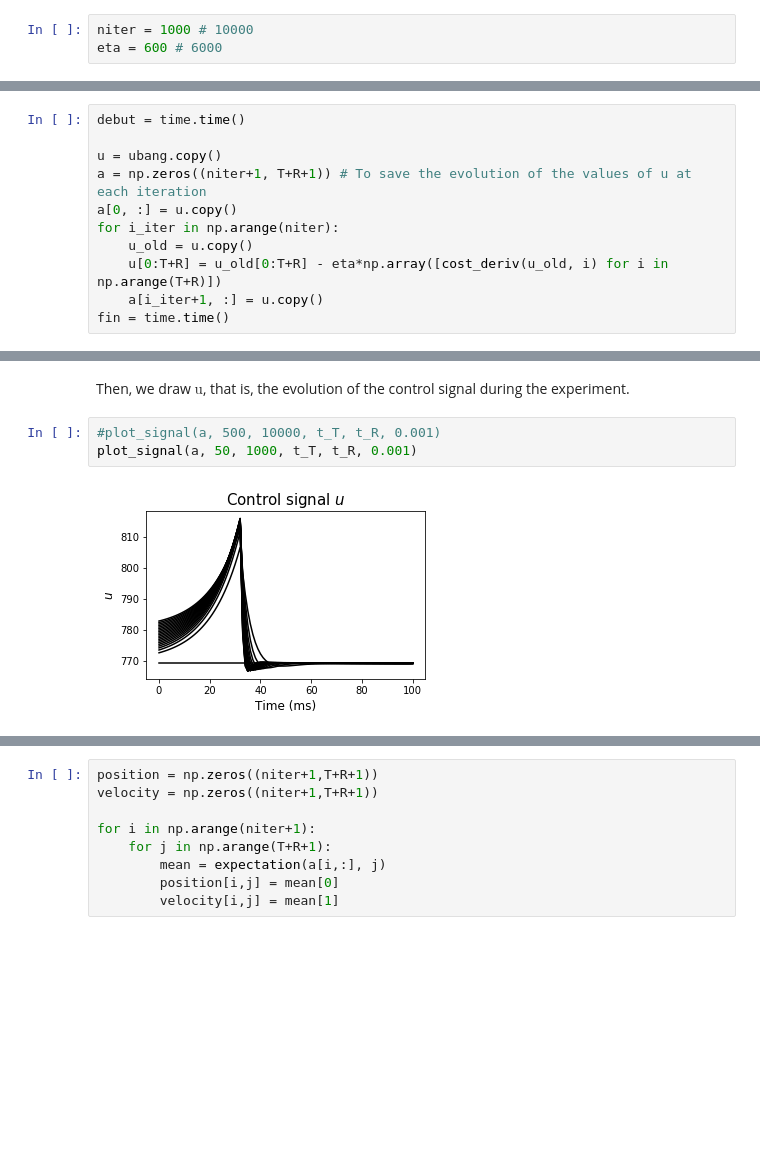
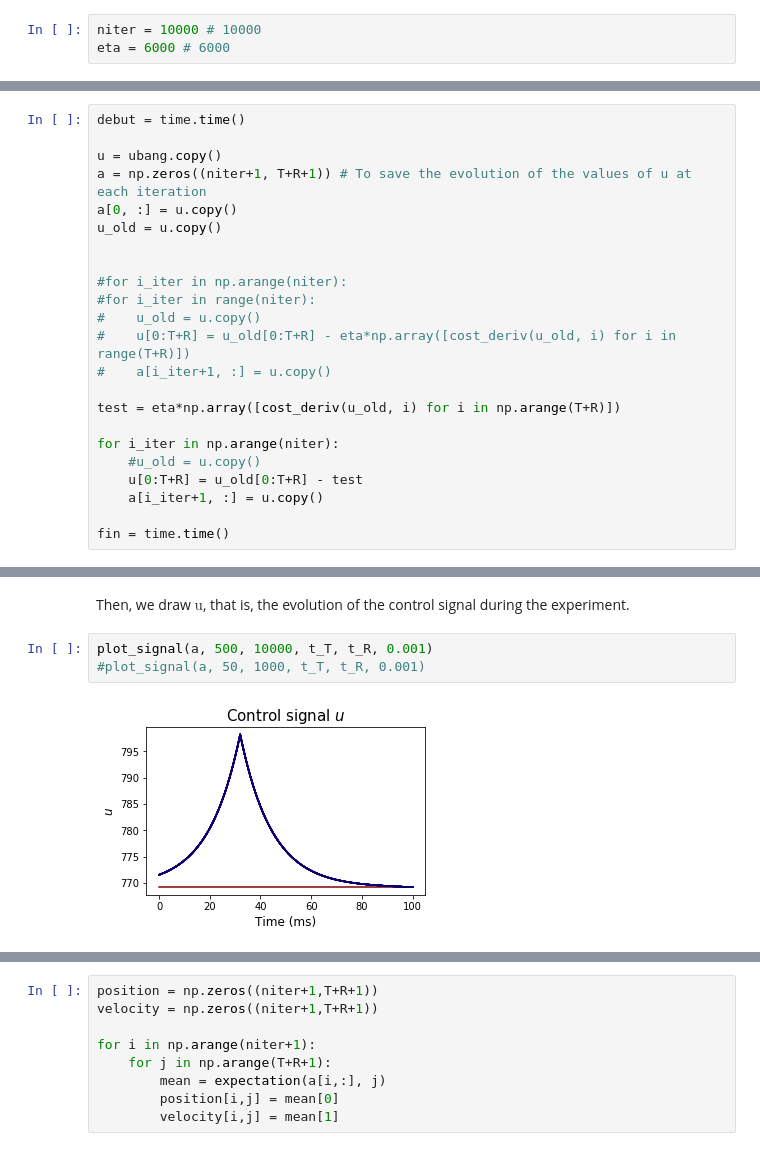
Before and after one commit to AnaideT/OptimalPrecision, a Jupyter notebook: 2017-06-13 Generalized coordinates.ipynb, the cells around one changed output, grey strips where cells are left out. Cells and saved outputs as stored; diff of their text form; blank space fills up the shorter version.

```diff
--- a/2017-06-13 Generalized coordinates.ipynb
+++ b/2017-06-13 Generalized coordinates.ipynb
@@ -221,8 +234,8 @@ def cost_deriv(u, i):
     else:
         return (2*np.transpose(ci[:,0:(T+R-i)])*np.array([((expectation(u,t)-xT_f(t))*mult_v).tolist() for t in (i+1+np.arange(R+T-i))])).sum() + 2*k*u[i]*(ci0_array[0:(T+R-i)]**2).sum()
 # %%
-niter = 1000 # 10000
-eta = 600 # 6000
+niter = 10000 # 10000
+eta = 6000 # 6000
 # %%
 import time
 # %%
@@ -233,10 +246,22 @@ debut = time.time()
 u = ubang.copy()
 a = np.zeros((niter+1, T+R+1)) # To save the evolution of the values of u at each iteration
 a[0, :] = u.copy()
+u_old = u.copy()
+
+
+#for i_iter in np.arange(niter):
+#for i_iter in range(niter):
+#    u_old = u.copy()
+#    u[0:T+R] = u_old[0:T+R] - eta*np.array([cost_deriv(u_old, i) for i in range(T+R)])
+#    a[i_iter+1, :] = u.copy()
+
+test = eta*np.array([cost_deriv(u_old, i) for i in np.arange(T+R)])
+
 for i_iter in np.arange(niter):
-    u_old = u.copy()
-    u[0:T+R] = u_old[0:T+R] - eta*np.array([cost_deriv(u_old, i) for i in np.arange(T+R)])
+    #u_old = u.copy()
+    u[0:T+R] = u_old[0:T+R] - test
     a[i_iter+1, :] = u.copy()
+
 fin = time.time()
 # %%
 u
@@ -265,10 +290,10 @@ array([ 782.84778441,  783.05763884,  783.28498046,  783.53126641,
 # %% [markdown]
 Then, we draw $\text{u}$, that is, the evolution of the control signal during the experiment.
 # %%
-#plot_signal(a, 500, 10000, t_T, t_R, 0.001)
-plot_signal(a, 50, 1000, t_T, t_R, 0.001)
+plot_signal(a, 500, 10000, t_T, t_R, 0.001)
+#plot_signal(a, 50, 1000, t_T, t_R, 0.001)
 # %% [output]
-[figure, old version]
+[figure, new version]
 # %%
 fig_width = 15
 fig, ax = plt.subplots(1, 1, figsize=(fig_width, fig_width/1.618))
```
Also changed, not shown: parts of 12 cells of this notebook, 2 other files.
